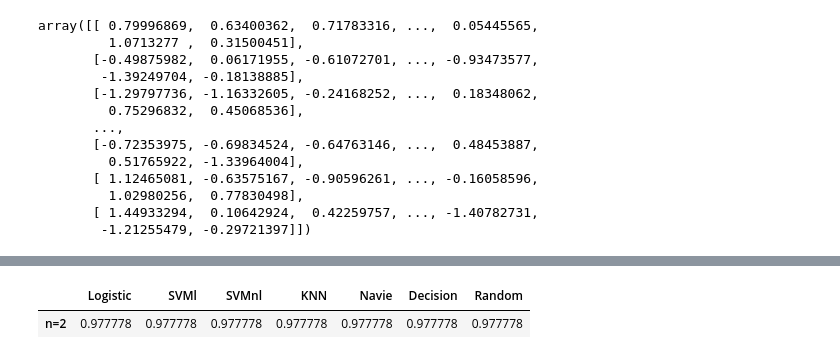
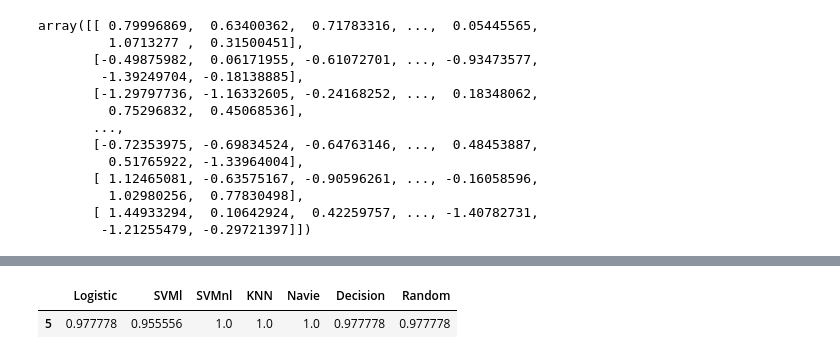
Before and after one commit to Immanuel688/Advanced_MachineLearning, a Jupyter notebook: PCA/PCA- FUNCTION.ipynb, the cells around one changed output, grey strips where cells are left out. Saved outputs shown, nothing was run; the diff lists cells and outputs as text; code cells hidden in the pictures.

```diff
--- a/PCA/PCA- FUNCTION.ipynb
+++ b/PCA/PCA- FUNCTION.ipynb
@@ -108,9 +108,9 @@ def random(X_train,y_train,X_test):
         classifier,Accuracy,report,X_test,y_test,cm=cm_prediction(classifier,X_test)
         return  classifier,Accuracy,report,X_test,y_test,cm
 
-def PCA_Classification(acclog,accsvml,accsvmnl,accknn,accnav,accdes,accrf):
+def PCA_Classification(acclog,accsvml,accsvmnl,accknn,accnav,accdes,accrf,n):
 
-    dataframe=pd.DataFrame(index=['n=2'],columns=['Logistic','SVMl','SVMnl','KNN','Navie','Decision','Random'])
+    dataframe=pd.DataFrame(index=[n],columns=['Logistic','SVMl','SVMnl','KNN','Navie','Decision','Random'])
     for number,idex in enumerate(dataframe.index):
         dataframe['Logistic'][idex]=acclog[number]
         dataframe['SVMl'][idex]=accsvml[number]
@@ -161,7 +161,7 @@ array([[ 0.79996869,  0.63400362,  0.71783316, ...,  0.05445565,
 # %%
 def PCA(X_train,X_test):
     from sklearn.decomposition import PCA
-    pca = PCA(n_components = 2)
+    pca = PCA(n_components = 5)
     X_train = pca.fit_transform(X_train)
     X_test = pca.transform(X_test)
     explained_variance = pca.explained_variance_ratio_
@@ -242,8 +285,8 @@ accrf.append(Accuracy)
 import warnings
 warnings.filterwarnings('ignore')
 # %%
-dataframe=PCA_Classification(acclog,accsvml,accsvmnl,accknn,accnav,accdes,accrf)
+dataframe=PCA_Classification(acclog,accsvml,accsvmnl,accknn,accnav,accdes,accrf,5)
 dataframe
 # %% [output]
 |  | Logistic | SVMl | SVMnl | KNN | Navie | Decision | Random |
-| n=2 | 0.977778 | 0.977778 | 0.977778 | 0.977778 | 0.977778 | 0.977778 | 0.977778 |
+| 5 | 0.977778 | 0.955556 | 1.0 | 1.0 | 1.0 | 0.977778 | 0.977778 |
```
Also changed, not shown: parts of 6 cells of this notebook, 1 other file.
